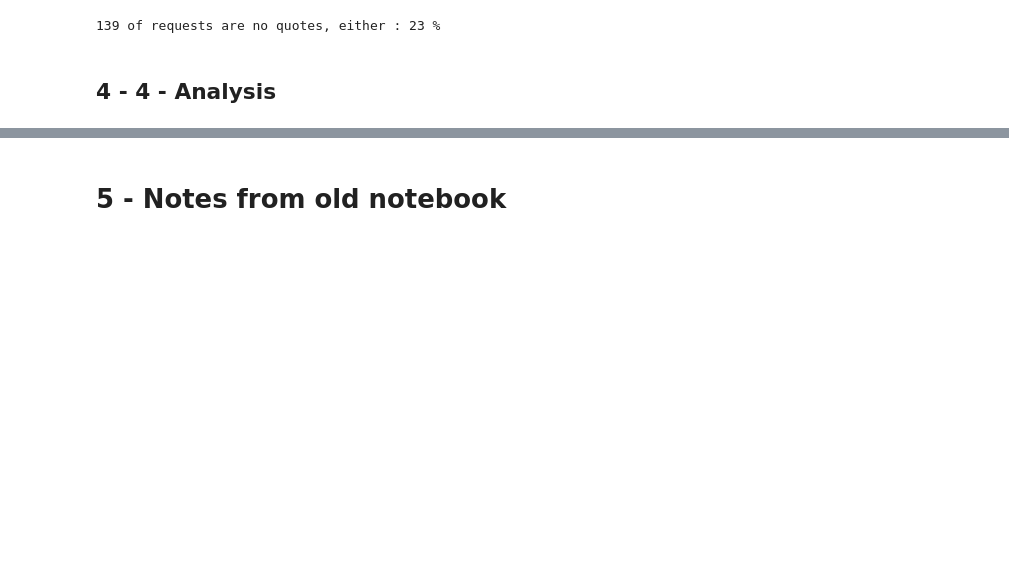
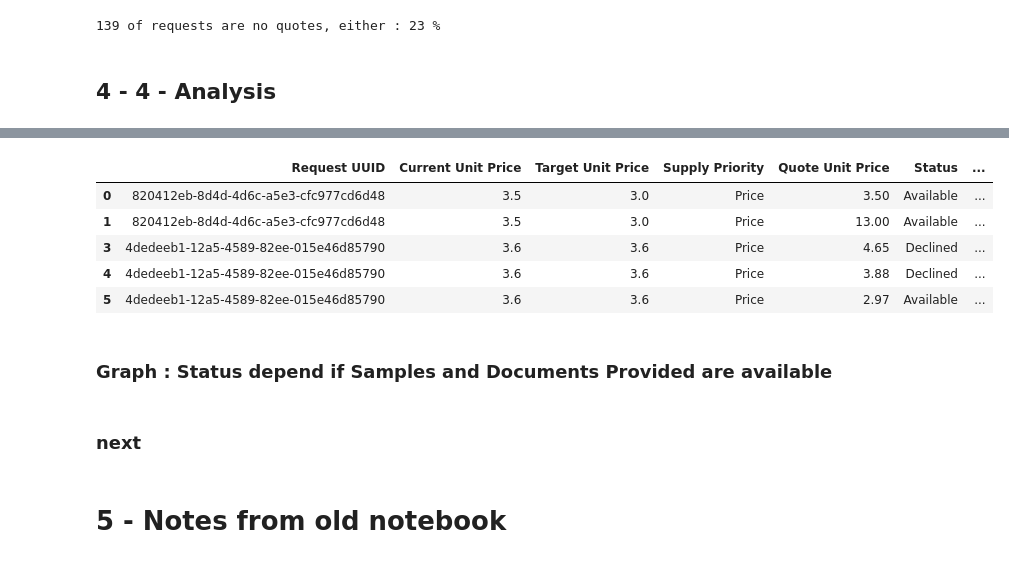
Before and after one commit to guillaumebrethes/Opply, a Jupyter notebook: S_1.ipynb, the cells around one changed output, grey strips where cells are left out. Cells and saved outputs as stored; diff of their text form; code cells hidden in the pictures; blank space fills up the shorter version.

```diff
--- a/S_1.ipynb
+++ b/S_1.ipynb
@@ -611,0 +640,29 @@ print(requests_without_quotes, "of requests are no quotes, either :", round(requ
+# %%
+# delete row where "Satus" = 'no quote'
+merge_outer = merge_outer[merge_outer['Status'] != 'no quote']
+# %%
+merge_outer['Quote Unit Price'] = merge_outer['Quote Unit Price'].astype(float)
+# %%
+# compare price between  Target Unit Price	and Quote Unit Price
+
+def compare_price_target_quote(price):
+    if price['Target Unit Price'] == price['Quote Unit Price']:
+        return 'egal'
+    elif price['Quote Unit Price'] < price['Target Unit Price']:
+        return 'low'
+    elif price['Quote Unit Price'] > price['Target Unit Price']:
+        return 'high'
+
+
+merge_outer['comp_target_price'] = merge_outer.apply(compare_price_target_quote, axis=1)
+# %%
+merge_outer.head(5)
+# %% [output]
+|  | Request UUID | Current Unit Price | Target Unit Price | Supply Priority | Quote Unit Price | Status | ... |
+| 0 | 820412eb-8d4d-4d6c-a5e3-cfc977cd6d48 | 3.5 | 3.0 | Price | 3.50 | Available | ... |
+| 1 | 820412eb-8d4d-4d6c-a5e3-cfc977cd6d48 | 3.5 | 3.0 | Price | 13.00 | Available | ... |
+| 3 | 4dedeeb1-12a5-4589-82ee-015e46d85790 | 3.6 | 3.6 | Price | 4.65 | Declined | ... |
+| 4 | 4dedeeb1-12a5-4589-82ee-015e46d85790 | 3.6 | 3.6 | Price | 3.88 | Declined | ... |
+| 5 | 4dedeeb1-12a5-4589-82ee-015e46d85790 | 3.6 | 3.6 | Price | 2.97 | Available | ... |
+# %% [markdown]
+### Graph : Status depend if **Samples** and **Documents Provided** are available
@@ -612,3 +709,5 @@ print(requests_without_quotes, "of requests are no quotes, either :", round(requ
+# %% [markdown]
+### next
 # %% [markdown]
 # 5 - Notes from old notebook
 # %% [markdown]
```
Also changed, not shown: parts of 5 cells of this notebook.
